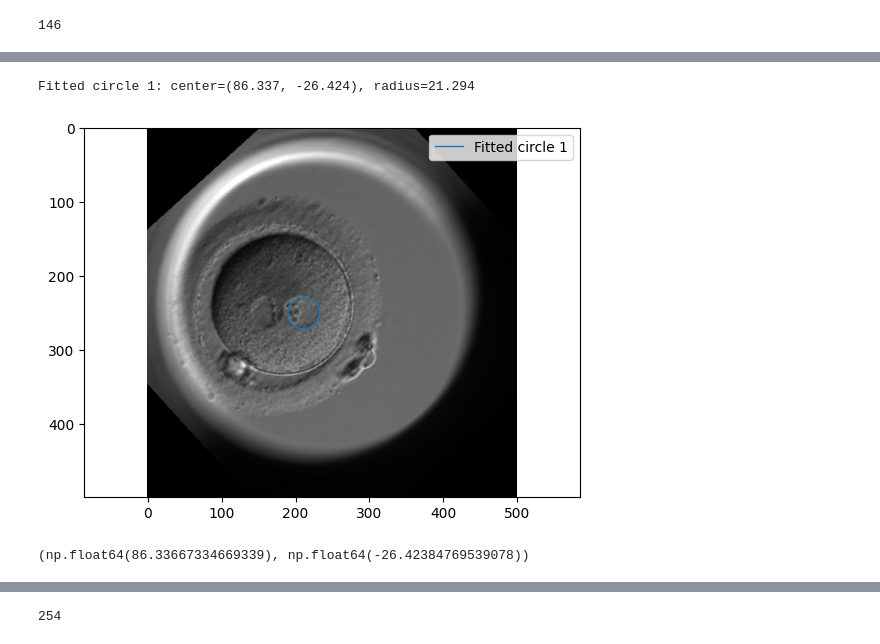
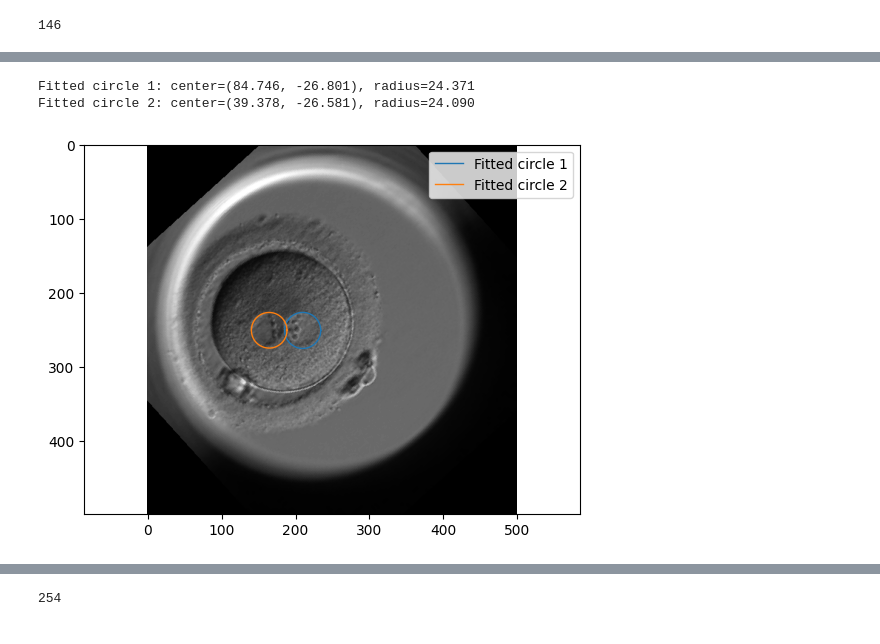
Before and after one commit to tsak1998/pronuclei_extraction, a Jupyter notebook: cellforge/segmentation/pronuclei_areas_eda_copy.ipynb, the cells around one changed output, grey strips where cells are left out. Saved outputs shown, nothing was run; the diff lists cells and outputs as text; code cells hidden in the pictures.

```diff
--- a/cellforge/segmentation/pronuclei_areas_eda_copy.ipynb
+++ b/cellforge/segmentation/pronuclei_areas_eda_copy.ipynb
@@ -85,7 +85,7 @@ len(all_image_paths)
 # %% [output]
 146
 # %%
-frame_idx = 90
+frame_idx = 38
 # %%
 import PIL
 
@@ -139,7 +144,7 @@ isolated_pn = np.array(rotated_image_orig)[a2:b2, a1:b1]
 # im = Image.fromarray(upscaled_img).resize((width, height),
 #                                           resample=Image.LANCZOS)
 smoothed_img = cv2.GaussianBlur(
-    binary_dilation(rotated_image)[a2:b2, a1:b1].astype(np.uint8), (31, 31), 0)
+    binary_dilation(rotated_image)[a2:b2, a1:b1].astype(np.uint8), (19, 19), 0)
 
 plt.imshow(smoothed_img, cmap='gray')
 plt.show()
@@ -280,21 +285,21 @@ if __name__ == '__main__':
     # First PN
     x = half_contour[:, 1]
     y = -half_contour[:, 0]
-    # x0, y0, r = fit_circle(x, y)
+    x0, y0, r = fit_circle(x, y)
     print(f"Fitted circle 1: center=({x0:.3f}, {y0:.3f}), radius={r:.3f}")
     xf, yf = get_circle_pts(x0, -y0, r)
     # ax.plot(x, y, 'x', label='Pronucle 1 points')
     ax.plot(xf, yf, '-', label='Fitted circle 1')
 
-    # # Second PN
-    # x = half_contour1[:, 1]
-    # y = -half_contour1[:, 0]
-    # x0, y0, r = fit_circle(x, y)
-    # print(f"Fitted circle 2: center=({x0:.3f}, {y0:.3f}), radius={r:.3f}")
-    # xf, yf = get_circle_pts(x0, -y0, r)
-    # # ax.plot(x, y, 'x', label='Pronucle 2 points')
-    # ax.plot(xf, yf, '-', label='Fitted circle 2')
-    # # ax.plot(half_contour[:, 1], half_contour[:, 0], linewidth=5)
+    # Second PN
+    x = half_contour1[:, 1]
+    y = -half_contour1[:, 0]
+    x0, y0, r = fit_circle(x, y)
+    print(f"Fitted circle 2: center=({x0:.3f}, {y0:.3f}), radius={r:.3f}")
+    xf, yf = get_circle_pts(x0, -y0, r)
+    # ax.plot(x, y, 'x', label='Pronucle 2 points')
+    ax.plot(xf, yf, '-', label='Fitted circle 2')
+    # ax.plot(half_contour[:, 1], half_contour[:, 0], linewidth=5)
 
     ax.axis('equal')
     ax.legend()
@@ -330,47 +398,42 @@ def fit_circle(x, y):
     r = np.sqrt(c[2] + x0**2 + y0**2)
     return x0, y0, r
 
 
 def get_circle_pts(x0, y0, r, npts=100, tmin=0, tmax=2 * np.pi):
     t = np.linspace(tmin, tmax, npts)
     x = x0 + r * np.cos(t)
     y = y0 + r * np.sin(t)
     return x, y
 
 
 if __name__ == '__main__':
     # assume you already have isolated_pn, half_contour, and peakind defined
     fig, ax = plt.subplots()
     ax.imshow(np.array(rotated_image_orig), cmap='gray')  # show the image
 
     # First PN
     x = half_contour[:, 1]
     y = -half_contour[:, 0]
-    center, r, poly, X, Y, dt = largest_inscribed_circle(x, y)
-    x0, y0 = center
-    # x0, y0, r = fit_circle(x, y)
+    x0, y0, r = fit_circle(x, y)
     print(f"Fitted circle 1: center=({x0:.3f}, {y0:.3f}), radius={r:.3f}")
     xf, yf = get_circle_pts(x0 + a1, -y0 + a2, r)
     # ax.plot(x, y, 'x', label='Pronucle 1 points')
     ax.plot(xf, yf, '-', label='Fitted circle 1', linewidth=1)
 
     # Second PN
-    # x = half_contour1[:, 1]
-    # y = -half_contour1[:, 0]
-    # x0, y0, r = fit_circle(x, y)
-    # print(f"Fitted circle 2: center=({x0:.3f}, {y0:.3f}), radius={r:.3f}")
-    # xf, yf = get_circle_pts(x0 + a1, -y0 + a2, r)
-    # # ax.plot(x, y, 'x', label='Pronucle 2 points')
-    # ax.plot(xf, yf, '-', label='Fitted circle 2', linewidth=1)
-    # # ax.plot(half_contour[:, 1], half_contour[:, 0], linewidth=5)
+    x = half_contour1[:, 1]
+    y = -half_contour1[:, 0]
+    x0, y0, r = fit_circle(x, y)
+    print(f"Fitted circle 2: center=({x0:.3f}, {y0:.3f}), radius={r:.3f}")
+    xf, yf = get_circle_pts(x0 + a1, -y0 + a2, r)
+    # ax.plot(x, y, 'x', label='Pronucle 2 points')
+    ax.plot(xf, yf, '-', label='Fitted circle 2', linewidth=1)
+    # ax.plot(half_contour[:, 1], half_contour[:, 0], linewidth=5)
 
     ax.axis('equal')
     ax.legend()
     plt.show()
 # %% [output]
-Fitted circle 1: center=(86.337, -26.424), radius=21.294
+Fitted circle 1: center=(84.746, -26.801), radius=24.371
+Fitted circle 2: center=(39.378, -26.581), radius=24.090
-[figure, old version]
+[figure, new version]
-# %%
-center
-# %% [output]
-(np.float64(86.33667334669339), np.float64(-26.42384769539078))
```
Also changed, not shown: parts of 17 cells of this notebook, 1 other file.
